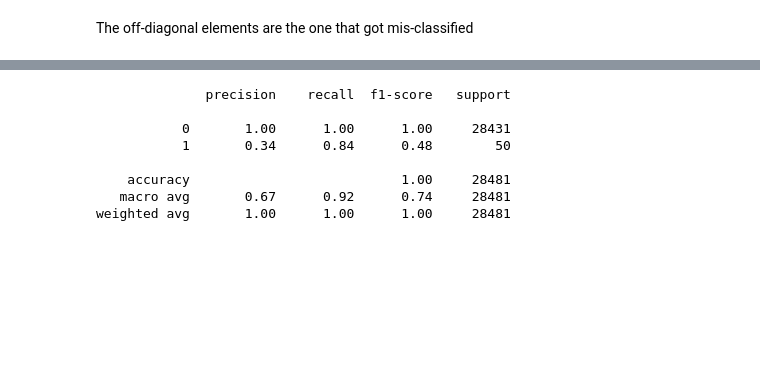
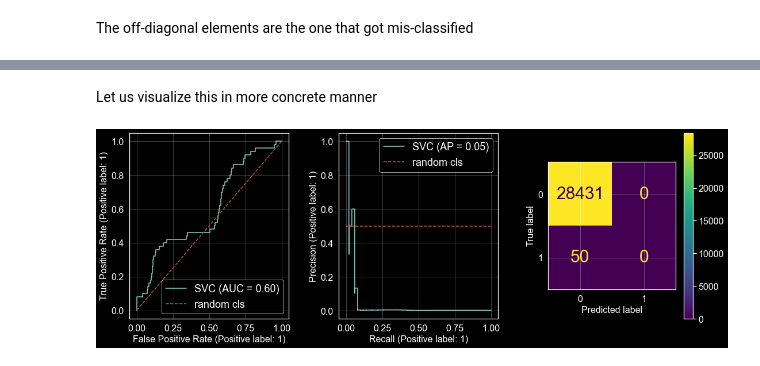
Before and after one commit to ViktorGakis/Projects, a Jupyter notebook: Credit Card Fraud Detection/credcardfraud.ipynb, the cells around one changed output, grey strips where cells are left out. Cells and saved outputs as stored; diff of their text form; code cells hidden in the pictures; blank space fills up the shorter version.

```diff
--- a/Credit Card Fraud Detection/credcardfraud.ipynb
+++ b/Credit Card Fraud Detection/credcardfraud.ipynb
@@ -207,4 +475,2 @@ with path.open("wb") as outp:  # Overwrites any existing file.
 # %% [markdown]
 Load the model
-# %%
-model = joblib.load(path)
@@ -254,0 +477,2 @@ model.get_params()
+# %%
+cls_naive = joblib.load(Path('classifiers/naive.joblib'))
@@ -254,0 +481,2 @@ model.get_params()
+# %%
+estimator_fit_info(cls_naive, y, y_train, y_test)
@@ -269,3 +509,0 @@ array([[28349,    82],
-# %%
-plt.rc('font', size=30)
-ConfusionMatrixDisplay.from_estimator(model, X_test_scaled, y_test)
@@ -282,11 +517,8 @@ off_diag_sum
+# %% [markdown]
+Let us visualize this in more concrete manner
+# %%
+fig = metrics_plot(cls_naive, X_test, y_test, filename='naive_fig')
+# %% [output]
+[figure, added]
 # %%
-print(classification_report(y_test, y_pred))
+cls_strat_metrics = metrics_calc(y_test, y_pred)
-# %% [output]
-              precision    recall  f1-score   support
-
-           0       1.00      1.00      1.00     28431
-           1       0.34      0.84      0.48        50
-
-    accuracy                           1.00     28481
-   macro avg       0.67      0.92      0.74     28481
-weighted avg       1.00      1.00      1.00     28481
```
Also changed, not shown: parts of 146 cells of this notebook, 3 other files.
